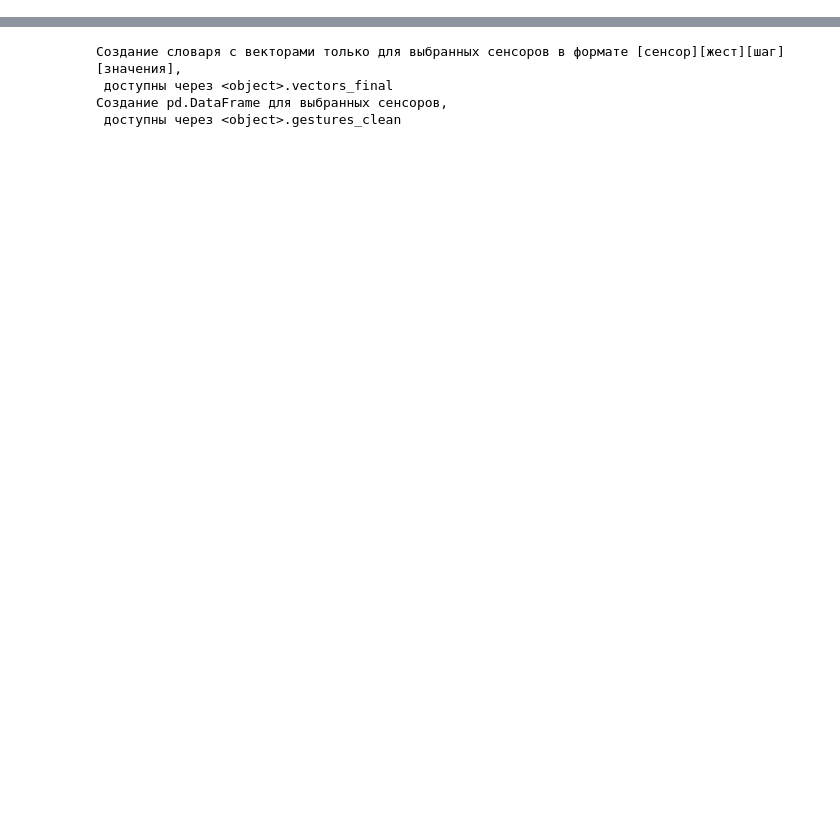
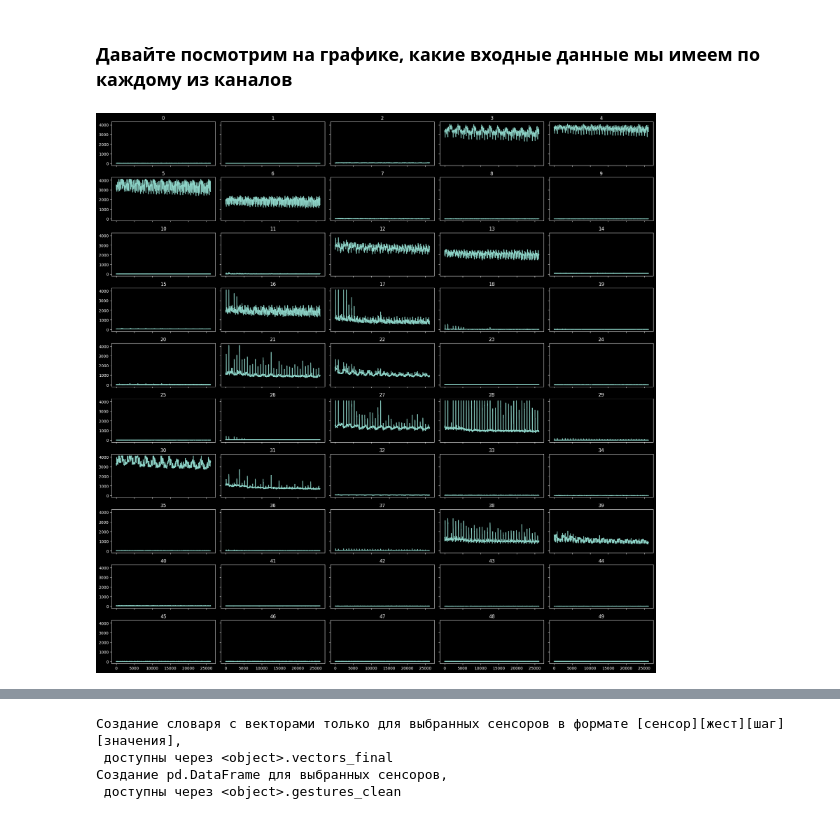
Before and after one commit to AndrewVolkovPython/Motorika, a Jupyter notebook: main.ipynb, the cells around one changed output, grey strips where cells are left out. Saved outputs shown, nothing was run; the diff lists cells and outputs as text; code cells hidden in the pictures; blank space fills up the shorter version.

```diff
--- a/main.ipynb
+++ b/main.ipynb
@@ -58,0 +236,6 @@ processor.vectors_cousine()
+# %% [markdown]
+### Давайте посмотрим на графике, какие входные данные мы имеем по каждому из каналов
+# %%
+processor.plot_sensors(processor.OMG_CH, range(processor.gestures.shape[0]))
+# %% [output]
+[figure, added]
```
Also changed, not shown: parts of 72 cells of this notebook, 5 other files.
